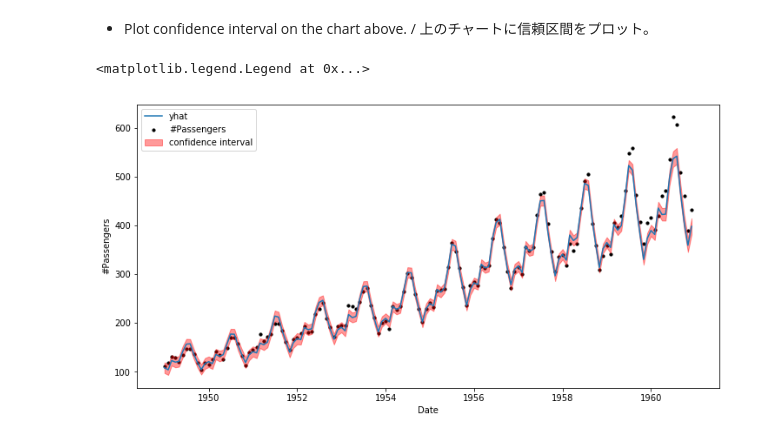
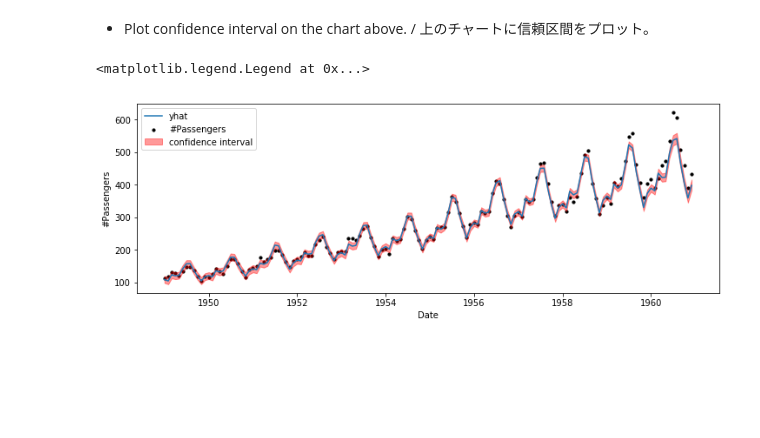
Before and after one commit to okagen/study, a Jupyter notebook: studyGoogleColaboratory.ipynb, the cells around one changed output. Drawn from its saved outputs; the diff is of its cells as text; code cells hidden in the pictures; blank space fills up the shorter version.

```diff
--- a/studyGoogleColaboratory.ipynb
+++ b/studyGoogleColaboratory.ipynb
@@ -221,19 +235,19 @@ plt.plot(forecast["ds"][:144], forecast["yhat"][:144])
 # %% [markdown]
   - Plot confidence interval on the chart above. / 上のチャートに信頼区間をプロット。
 # %%
-plt.figure(figsize=(12,6))
+plt.figure(figsize=(12,4))
 plt.scatter(df.index, df["#Passengers"], color = "black", s = 10)
 plt.plot(forecast["ds"][:144], forecast["yhat"][:144])
 
 plt.fill_between(df.index,
                  forecast["yhat_upper"][:144],
                  forecast["yhat_lower"][:144],
                  color="red", alpha = .4, label ="confidence interval"
                 )
 
 plt.xlabel("Date")
 plt.ylabel("#Passengers")
 plt.legend()
 # %% [output]
 <matplotlib.legend.Legend at 0x...>
-[figure, old version]
+[figure, new version]
```
Also changed, not shown: parts of 6 cells of this notebook.
